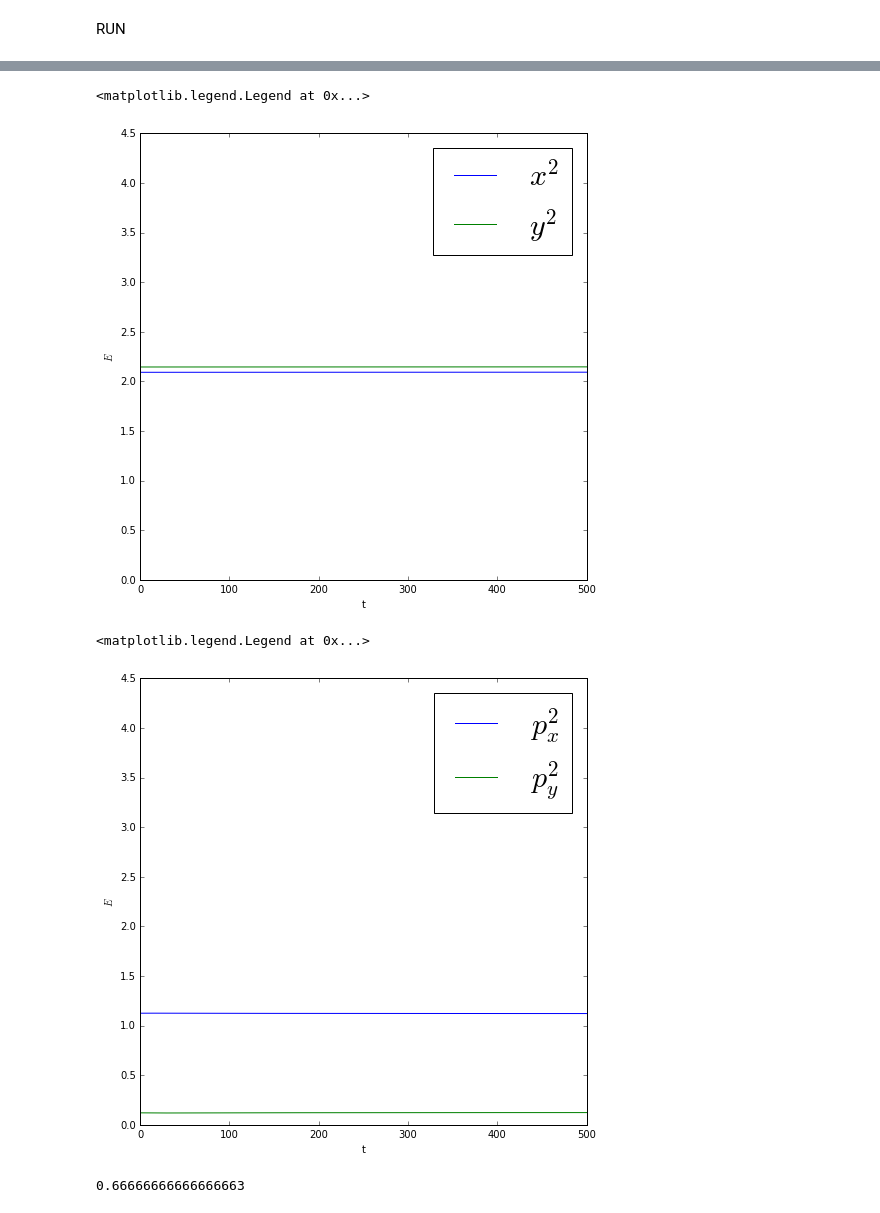
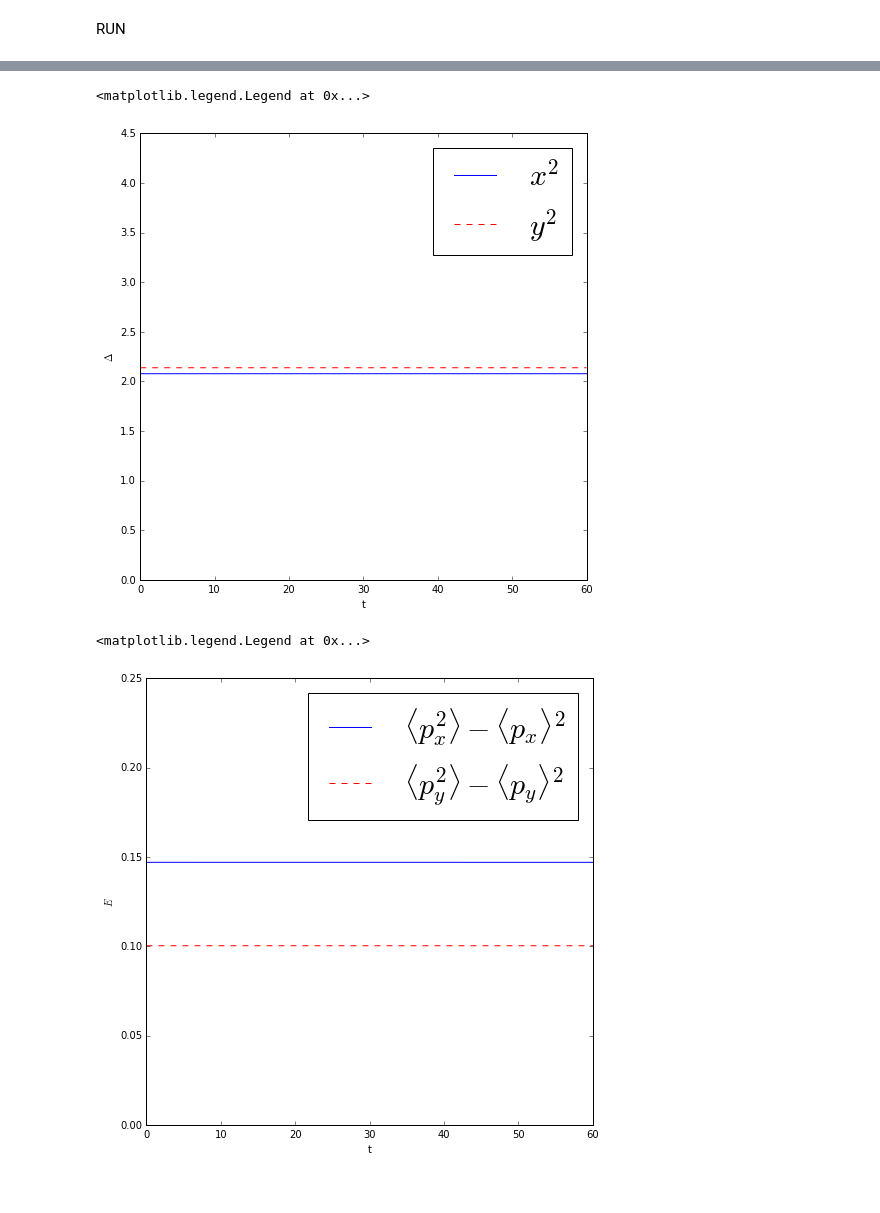
Before and after one commit to cabrer7/PyWignerCUDA2, a Jupyter notebook: instances/WignerDirac4D_64_64/FreeFiltered.ipynb, the cells around one changed output, grey strips where cells are left out. Saved outputs shown, nothing was run; the diff lists cells and outputs as text; code cells hidden in the pictures.

```diff
--- a/instances/WignerDirac4D_64_64/FreeFiltered.ipynb
+++ b/instances/WignerDirac4D_64_64/FreeFiltered.ipynb
@@ -33,7 +37,7 @@ class frame( GPU_WignerDirac4D ):
 
         self.skipFrames = 1
         self.dt         = 0.002
-        self.timeSteps  =   500
+        self.timeSteps  =   60
 
         # Phase space window
         self.p_y_amplitude = 4.          #axis 0
@@ -42,9 +46,9 @@ class frame( GPU_WignerDirac4D ):
         self.x_amplitude   = 16.        #axis 3
 
         # Ambiguity space window
-        self.theta_y_amplitude  = 10.     #axis 0
+        self.theta_y_amplitude  = 20.     #axis 0
         self.lambda_y_amplitude = 6.     #axis 1
-        self.theta_x_amplitude  = 10.    #axis 2
+        self.theta_x_amplitude  = 22.    #axis 2
         self.lambda_x_amplitude = 6.    #axis 3
 
         # Dynamics
@@ -429,27 +452,25 @@ plt.legend(fontsize=30)
 plt.figure(figsize=(8,8))
 
 plt.plot(  instance.average_x_square , label="$x^2$")
-plt.plot(  instance.average_y_square , label="$y^2$")
-plt.ylabel("$E$")
+plt.plot(  instance.average_y_square , 'r--' , label="$y^2$")
+plt.ylabel("$\\Delta$")
 plt.xlabel("t")
 plt.ylim(0,4.5)
 plt.legend(fontsize=30)
 # %% [output]
 <matplotlib.legend.Legend at 0x...>
-[figure, old version]
+[figure, new version]
 # %%
 plt.figure(figsize=(8,8))
 
-plt.plot(  instance.average_p_x_square , label="$p_x^2$")
-plt.plot(  instance.average_p_y_square , label="$p_y^2$")
+plt.plot(  instance.average_p_x_square - instance.average_p_x**2 ,
+         label="$\\langle p_x^2 \\rangle - \\langle p_x \\rangle^2 $")
+plt.plot(  instance.average_p_y_square - instance.average_p_y**2 ,'r--',
+         label="$\\langle p_y^2 \\rangle - \\langle p_y\\rangle^2 $")
 plt.ylabel("$E$")
 plt.xlabel("t")
-plt.ylim(0,4.5)
+plt.ylim(0.,0.25)
 plt.legend(fontsize=30)
 # %% [output]
 <matplotlib.legend.Legend at 0x...>
-[figure, old version]
+[figure, new version]
-# %%
-2/np.sqrt( 1 + 2**2 + 2**2  )
-# %% [output]
-0.66666666666666663
```
Also changed, not shown: parts of 23 cells of this notebook.
